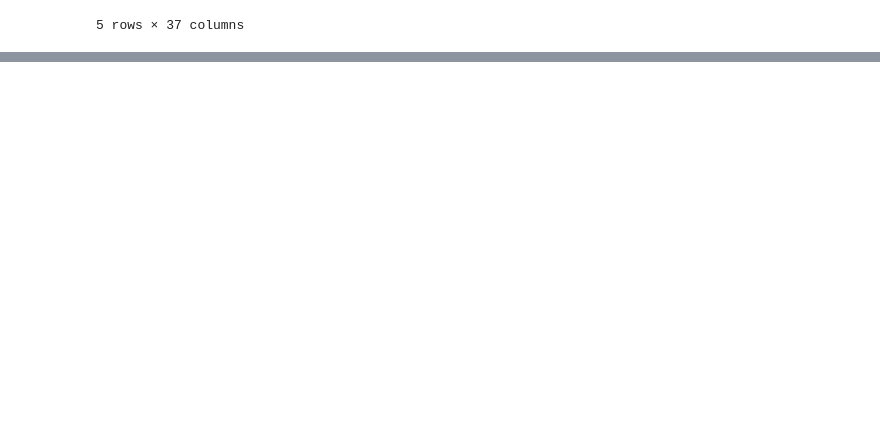
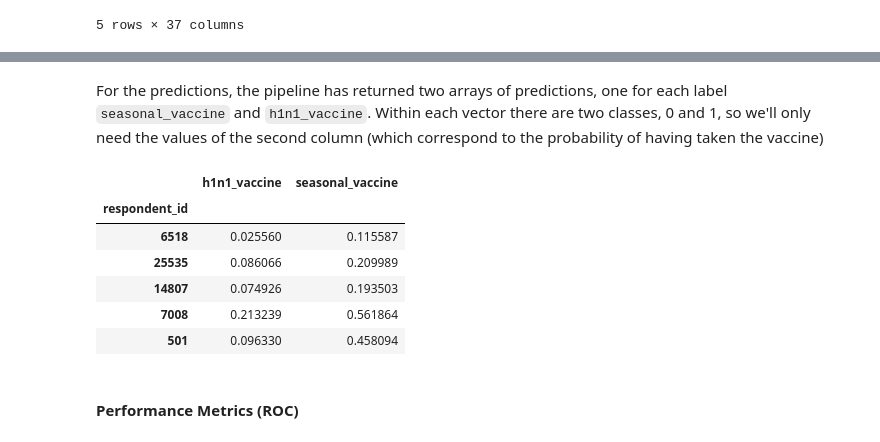
Before and after one commit to jorge-pais/APC_FluShotLearning, a Jupyter notebook: src/Project_MachineLearning.ipynb, the cells around one changed output, grey strips where cells are left out. Saved outputs shown, nothing was run; the diff lists cells and outputs as text; code cells hidden in the pictures; blank space fills up the shorter version.

```diff
--- a/src/Project_MachineLearning.ipynb
+++ b/src/Project_MachineLearning.ipynb
@@ -143,0 +202,12 @@ ax.legend(
+# %%
+estimators = MultiOutputClassifier(
+    estimator=LogisticRegression(penalty="l2", C=1)
+)
+
+# FULL MODEL PIPELINE
+
+full_pipeline = Pipeline([
+    ("preprocessor", preprocessor),
+    ("estimators", estimators)
+])
+full_pipeline
@@ -143,0 +235,16 @@ ax.legend(
+# %%
+# Split the training data into two data sets, training and evaluation
+X_train, X_eval, y_train, y_eval = train_test_split(
+    features_train,
+    labels_train,
+    test_size=0.33,
+    shuffle=True,
+    stratify=labels_train,
+    random_state=RANDOM_SEED
+)
+
+# Train the model
+full_pipeline.fit(X_train, y_train)
+
+preds = full_pipeline.predict_proba(X_eval)
+preds
@@ -143,0 +266,20 @@ ax.legend(
+# %% [markdown]
+For the predictions, the pipeline has returned two arrays of predictions, one for each label `seasonal_vaccine` and `h1n1_vaccine`. Within each vector there are two classes, 0 and 1, so we'll only need the values of the second column (which correspond to the probability of having taken the vaccine)
+# %%
+y_preds = pd.DataFrame({
+    "h1n1_vaccine": preds[0][:, 1],
+    "seasonal_vaccine": preds[1][:, 1],
+    },
+    index = y_eval.index
+)
+y_preds.head()
+# %% [output]
+|  | h1n1_vaccine | seasonal_vaccine |
+| respondent_id |  |  |
+| 6518 | 0.025560 | 0.115587 |
+| 25535 | 0.086066 | 0.209989 |
+| 14807 | 0.074926 | 0.193503 |
+| 7008 | 0.213239 | 0.561864 |
+| 501 | 0.096330 | 0.458094 |
+# %% [markdown]
+#### Performance Metrics (ROC)
```
Also changed, not shown: parts of 25 cells of this notebook.
